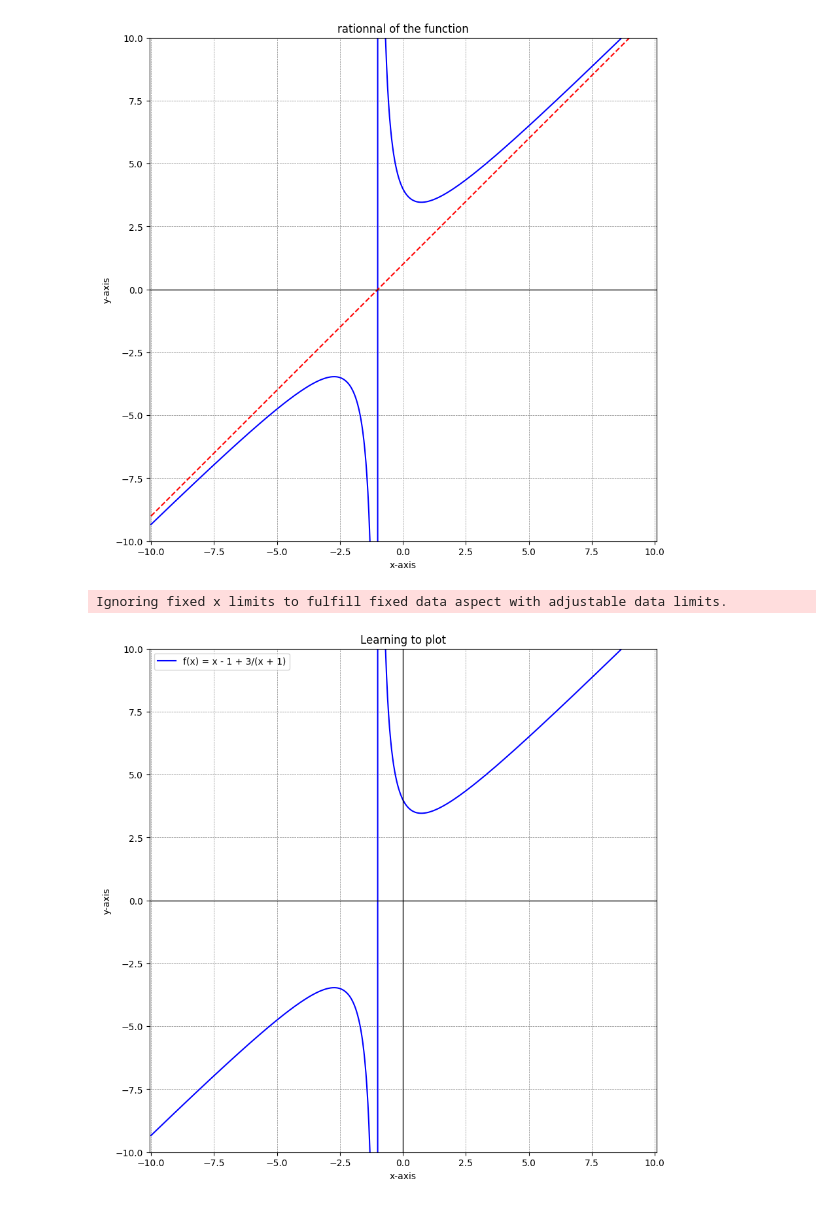
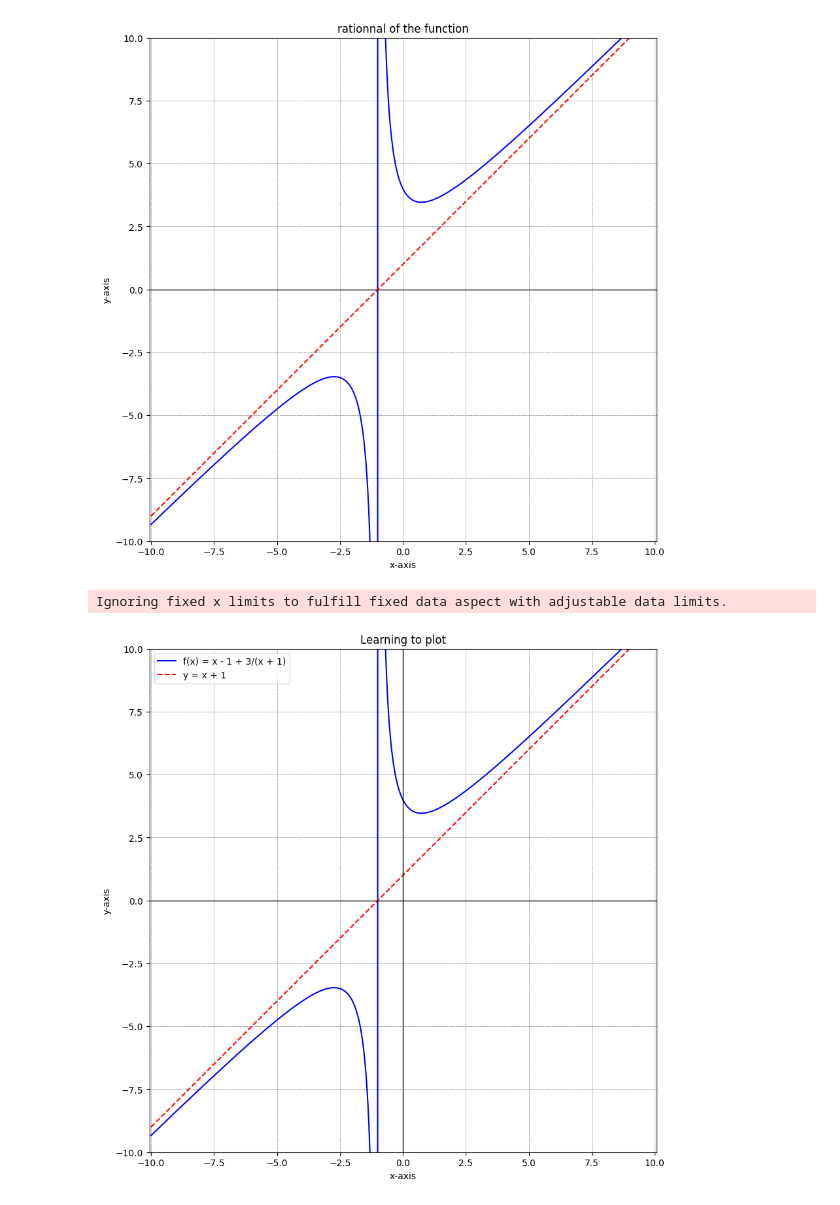
Before and after one commit to beva3/bca-div-c-AI, a Jupyter notebook: rationnale_function.ipynb, the cells around one changed output. Saved outputs shown, nothing was run; the diff lists cells and outputs as text; code cells hidden in the pictures.

Commit message:
plot assymptote

```diff
--- a/rationnale_function.ipynb
+++ b/rationnale_function.ipynb
@@ -56,31 +56,32 @@ class Plotter:
         self.x = np.linspace(-10, 10, 1000)
         self.x = np.delete(self.x, np.where(self.x == -1))
         self.y = self.x + 1 + 3/(self.x + 1)
 
     def __setup_plot(self):
         # setup the plot
         plt.figure(figsize=(10, 10))
         plt.axis('equal')
         plt.title('Learning to plot')
         plt.xlabel('x-axis')
         plt.ylabel('y-axis')
         plt.xlim(-10, 10)
         plt.ylim(-10, 10)
         plt.grid(color='gray',which='both', linestyle='--', linewidth=0.5)
 
     def plot(self):
         # full ploting method
         self.__setup_plot()
         plt.plot(self.x, self.y, label='f(x) = x - 1 + 3/(x + 1)', color='blue')
+        plt.plot(self.x, self.x + 1, label='y = x + 1', color='red', linestyle='--')
         plt.axhline(0, color='black', lw=1)
         plt.axvline(0, color='black', lw=1)
         plt.legend()
         plt.show()
 
 
 # Example usage
 my_plot = Plotter()
 my_plot.plot()
 # %% [output]
 Ignoring fixed x limits to fulfill fixed data aspect with adjustable data limits.
-[figure, old version]
+[figure, new version]
```
